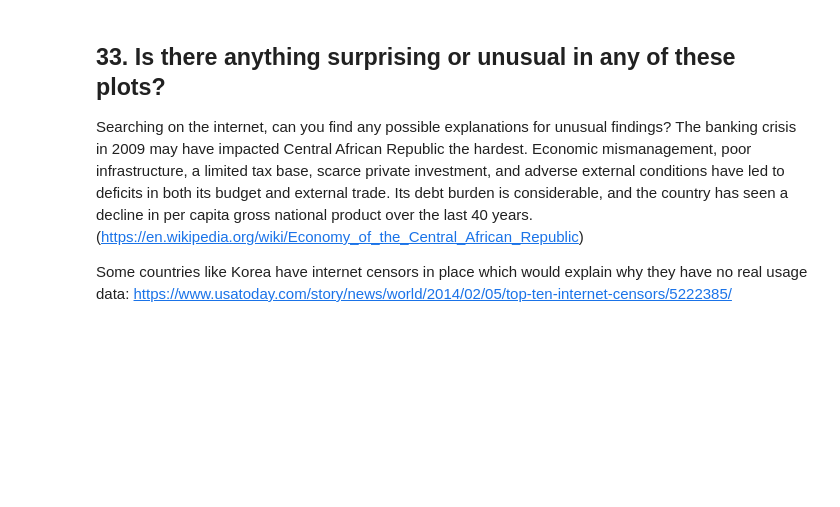
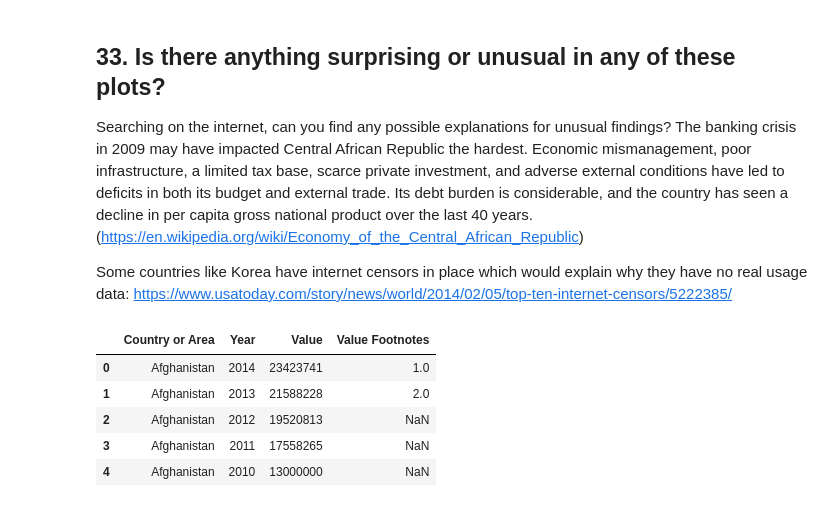
Before and after one commit to NSS-Data-Analytics-Cohort-6/gdp-and-internet-usage-Megan1034, a Jupyter notebook: notebooks/GDP_project.ipynb, the cells around one changed output. Drawn from its saved outputs; the diff is of its cells as text; code cells hidden in the pictures; blank space fills up the shorter version.

Commit message:
added cellphone subscription data for bonus

```diff
--- a/notebooks/GDP_project.ipynb
+++ b/notebooks/GDP_project.ipynb
@@ -635,3 +635,14 @@ The banking crisis in 2009 may have impacted Central African Republic the hardes
 
 Some countries like Korea have internet censors in place which would explain why they have no real usage data:
 https://www.usatoday.com/story/news/world/2014/02/05/top-ten-internet-censors/5222385/
+# %%
+cell_phone_subs = pd.read_csv("../data/UNdata_Export_20220415_014934521.csv", nrows =8665)
+# %%
+cell_phone_subs.head()
+# %% [output]
+|  | Country or Area | Year | Value | Value Footnotes |
+| 0 | Afghanistan | 2014 | 23423741 | 1.0 |
+| 1 | Afghanistan | 2013 | 21588228 | 2.0 |
+| 2 | Afghanistan | 2012 | 19520813 | NaN |
+| 3 | Afghanistan | 2011 | 17558265 | NaN |
+| 4 | Afghanistan | 2010 | 13000000 | NaN |
```
Also changed, not shown: parts of 3 cells of this notebook.
